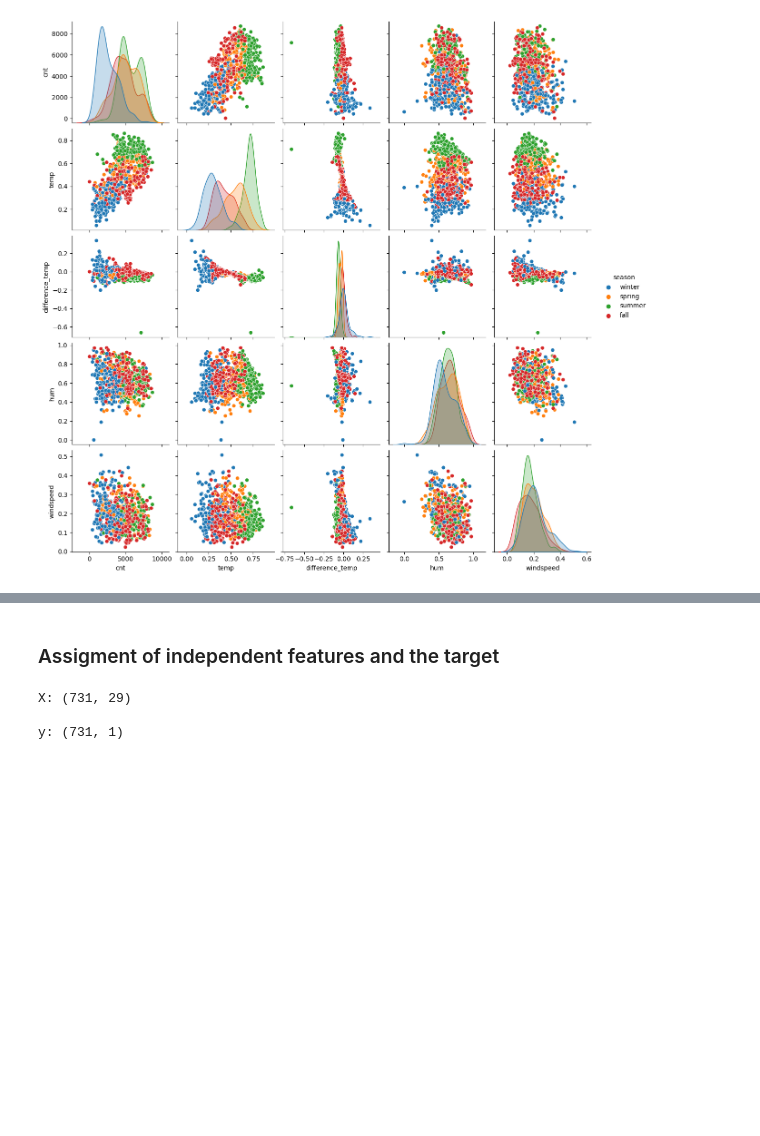
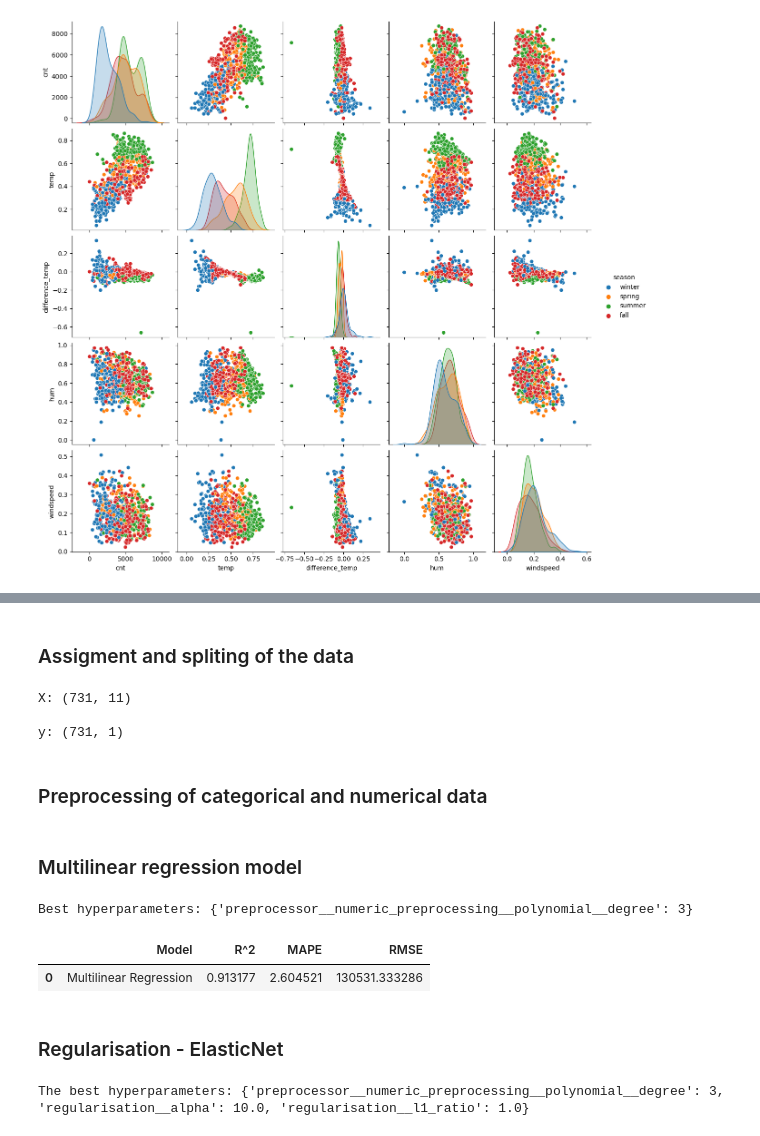
Before and after one commit to ania293/Multiple_Linear_Regression_Bike_Sharing, a Jupyter notebook: bike_sharing.ipynb, the cells around one changed output, grey strips where cells are left out. Saved outputs shown, nothing was run; the diff lists cells and outputs as text; code cells hidden in the pictures; blank space fills up the shorter version.

```diff
--- a/bike_sharing.ipynb
+++ b/bike_sharing.ipynb
@@ -371,19 +375,18 @@ bike_daily.head()
 # %% [markdown]
-### Assigment of independent features and the target
+### Assigment and spliting of the data
 # %%
-# rearrange data frame
-cols = bike_daily.columns.tolist()
-cols = cols[:6] + cols[7:] + cols[6:7]
-bike_daily = bike_daily[cols]
-
 # Features assigned to X matrix and target to the y vector
-X = bike_daily.iloc[:,:-1]
+X = bike_daily.loc[:,numeric_features + categorical_features]
 y = bike_daily[target].values.reshape(-1,1)
-X
 
 print('X:', X.shape)
 print('\ny:', y.shape)
+
+# spliting into training and testing sets
+X_train, X_test, y_train, y_test = train_test_split(X, y, test_size=0.2, random_state=42, shuffle=False)
 # %% [output]
-X: (731, 29)
+X: (731, 11)
 
 y: (731, 1)
+# %% [markdown]
+### Preprocessing of categorical and numerical data
@@ -389,0 +411,49 @@ y: (731, 1)
+# %% [markdown]
+### Multilinear regression model
+# %%
+# Pipline - Mutli-linear regression
+pipeline_linear_regression = Pipeline(steps=[
+    ('preprocessor', data_preprocessing),
+    ('regression', LinearRegression())
+])
+
+# Hyperparameter tuning
+params = {
+    'preprocessor__numeric_preprocessing__polynomial__degree':[n for n in range(1,6)]
+}
+
+model_perform(pipeline_linear_regression, "Multilinear Regression", params, X_train, y_train, X_test, y_test)
+# %% [output]
+Best hyperparameters: {'preprocessor__numeric_preprocessing__polynomial__degree': 3}
+|  | Model | R^2 | MAPE | RMSE |
+| 0 | Multilinear Regression | 0.913177 | 2.604521 | 130531.333286 |
+# %% [markdown]
+### Regularisation - ElasticNet
+# %%
+# Regularisation pipeline
+pipeline_regularisation = Pipeline(steps=[
+    ('preprocessor', data_preprocessing),
+    ('regularisation', ElasticNet())
+])
+
+# Hyperparameters tuning
+params = {'preprocessor__numeric_preprocessing__polynomial__degree': [n for n in range(1,6)],
+          'regularisation__alpha': np.logspace(-3, 3, 7),
+          'regularisation__l1_ratio': np.arange(0, 1.1, 0.1)}
+
+regularisation_gridsearch = GridSearchCV(pipeline_regularisation, params,
+                                         cv=10, scoring='neg_mean_squared_error')
+
+
+with ignore_warnings("ignore", category=ConvergenceWarning):
+    regularisation_gridsearch.fit(X_train, y_train)
+    print("\nThe best hyperparameters:", regularisation_gridsearch.best_params_, "\n")
+
+    regularisation_model = regularisation_gridsearch.best_estimator_
+
+#with ignore_warnings("ignore", category=ConvergenceWarning):
+#    model_perform(pipeline_regularisation, "ElasticNet", params, X_train, y_train, X_test, y_test)
+
+metrics_dataframe = calculate_metrics(regularisation_model, "ElasticNet", X_train, y_train, X_test, y_test)
+# %% [output]
+The best hyperparameters: {'preprocessor__numeric_preprocessing__polynomial__degree': 3, 'regularisation__alpha': 10.0, 'regularisation__l1_ratio': 1.0}
```
Also changed, not shown: parts of 9 cells of this notebook, 1 other file.
